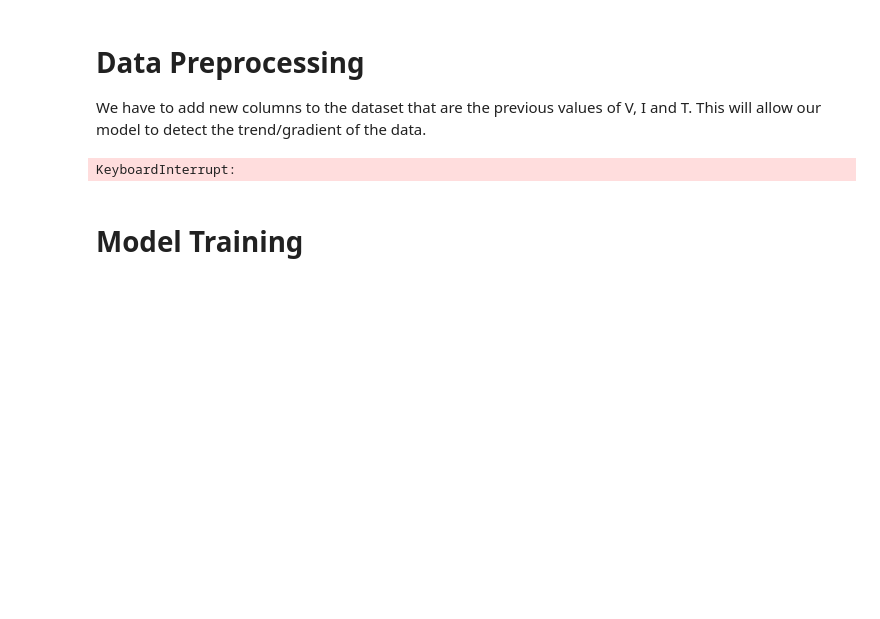
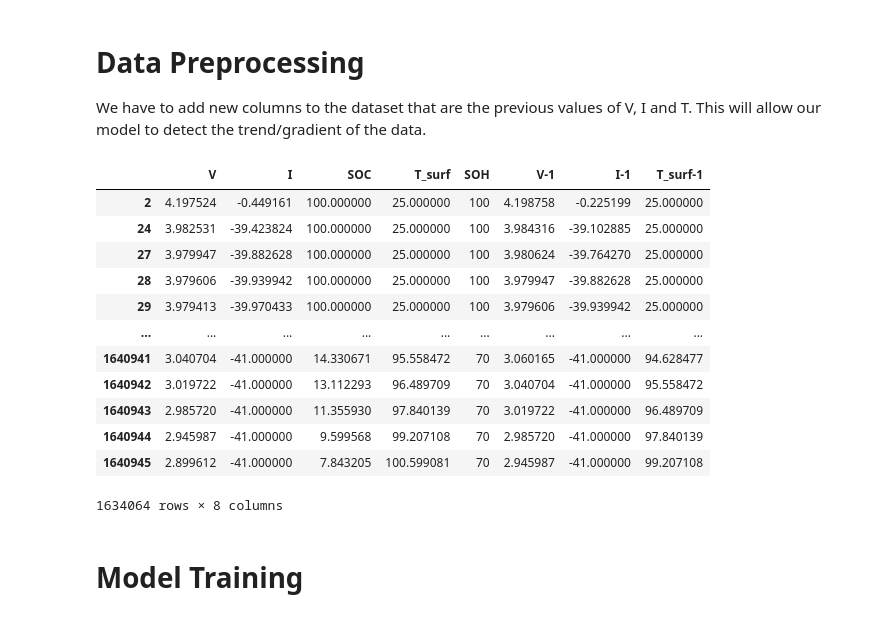
Before and after one commit to CaitiMinahan/ECE1896, a Jupyter notebook: src/python/soh_mlp.ipynb, the cells around one changed output. Cells and saved outputs as stored; diff of their text form; code cells hidden in the pictures; blank space fills up the shorter version.

```diff
--- a/src/python/soh_mlp.ipynb
+++ b/src/python/soh_mlp.ipynb
@@ -42,20 +42,34 @@ df.describe()
 We have to add new columns to the dataset that are the previous values of V, I and T. This will allow our model to detect the trend/gradient of the data.
 # %%
 # Data Preprocessing
-# Apply the shift to the entire dataframe, but only on each unique SOH, I Pair
+# Round the I column for simplicity
+df['I_round'] = df['I'].round(0)
+
 # Define the columns to shift
 cols_to_shift = ['V', 'I', 'T_surf']
 
-# Apply the shift operation to each group
+# Apply the shift to the entire dataframe, but only on each unique SOH, I Pair
 for col in cols_to_shift:
-    df[col + '-1'] = df.groupby(['SOH', 'I'])[col].shift(1)
+    df[col + '-1'] = df.groupby(['SOH', 'I_round'])[col].shift(1)
 
-# Drop rows with NaN values (optional)
-# df = df.dropna()
-
+# Drop rows with NaN values and I_round column
+df = df.dropna()
+df = df.drop(columns=['I_round'])
 df
 # %% [output]
+|  | V | I | SOC | T_surf | SOH | V-1 | I-1 | T_surf-1 |
+| 2 | 4.197524 | -0.449161 | 100.000000 | 25.000000 | 100 | 4.198758 | -0.225199 | 25.000000 |
+| 24 | 3.982531 | -39.423824 | 100.000000 | 25.000000 | 100 | 3.984316 | -39.102885 | 25.000000 |
+| 27 | 3.979947 | -39.882628 | 100.000000 | 25.000000 | 100 | 3.980624 | -39.764270 | 25.000000 |
+| 28 | 3.979606 | -39.939942 | 100.000000 | 25.000000 | 100 | 3.979947 | -39.882628 | 25.000000 |
+| 29 | 3.979413 | -39.970433 | 100.000000 | 25.000000 | 100 | 3.979606 | -39.939942 | 25.000000 |
+| ... | ... | ... | ... | ... | ... | ... | ... | ... |
+| 1640941 | 3.040704 | -41.000000 | 14.330671 | 95.558472 | 70 | 3.060165 | -41.000000 | 94.628477 |
+| 1640942 | 3.019722 | -41.000000 | 13.112293 | 96.489709 | 70 | 3.040704 | -41.000000 | 95.558472 |
+| 1640943 | 2.985720 | -41.000000 | 11.355930 | 97.840139 | 70 | 3.019722 | -41.000000 | 96.489709 |
+| 1640944 | 2.945987 | -41.000000 | 9.599568 | 99.207108 | 70 | 2.985720 | -41.000000 | 97.840139 |
+| 1640945 | 2.899612 | -41.000000 | 7.843205 | 100.599081 | 70 | 2.945987 | -41.000000 | 99.207108 |
-KeyboardInterrupt:
+1634064 rows × 8 columns
 # %% [markdown]
 # Model Training
 # %%
```
